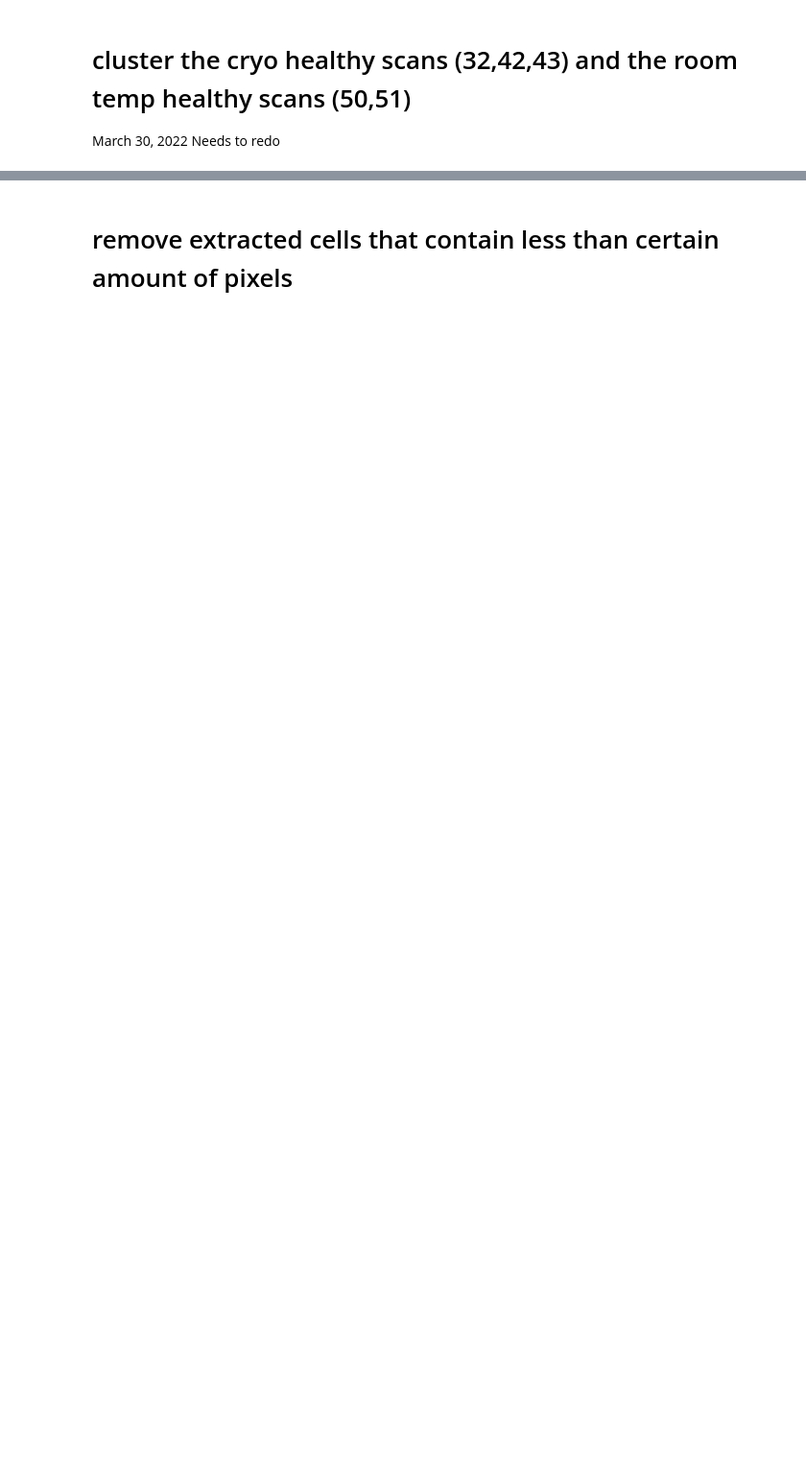
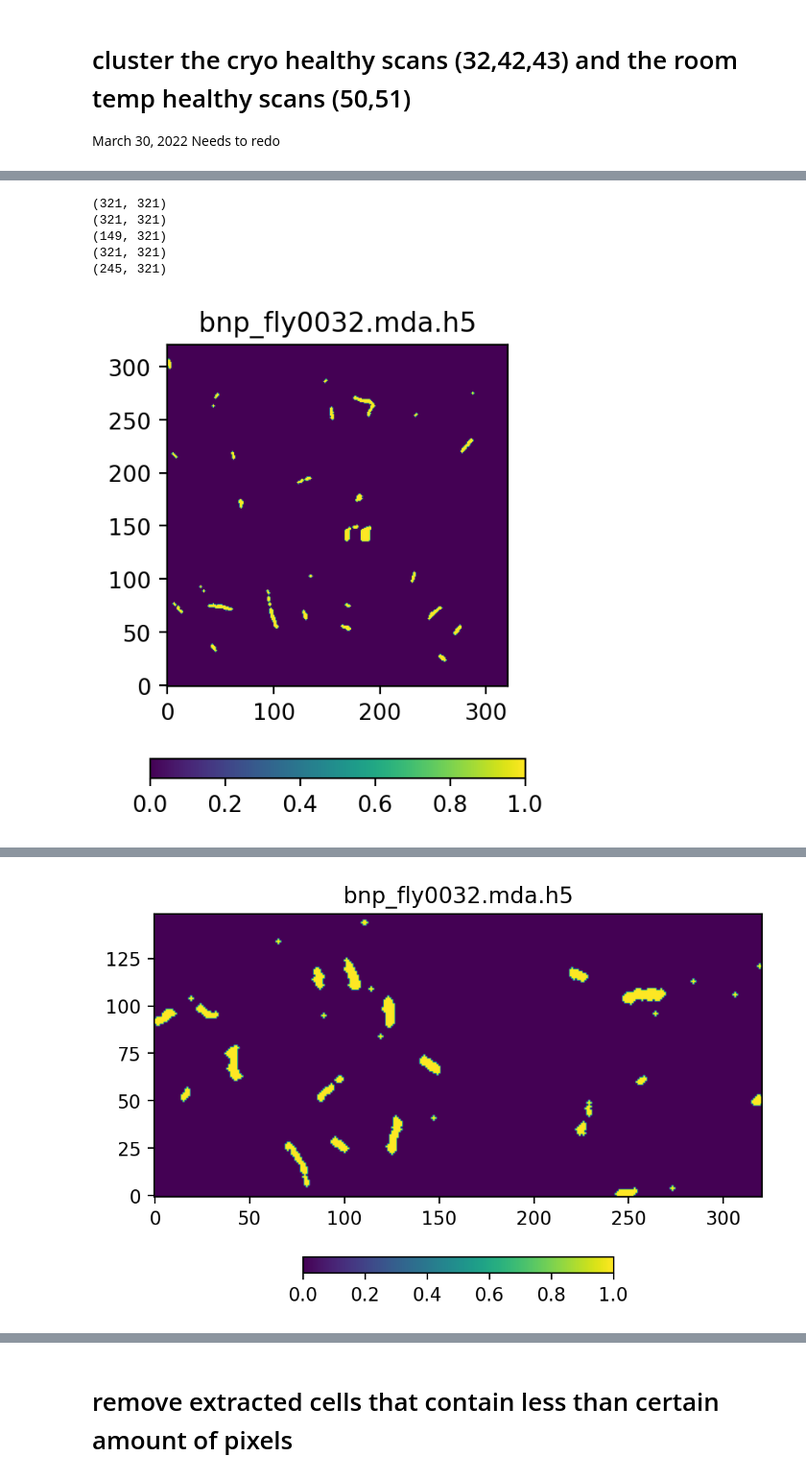
Before and after one commit to arshadzahangirchowdhury/ROI-Finder, a Jupyter notebook: flx_workflows/Class_based_model.ipynb, the cells around one changed output, grey strips where cells are left out. Shown at 96% size. Saved outputs shown, nothing was run; the diff lists cells and outputs as text; code cells hidden in the pictures; blank space fills up the shorter version.

Commit message:
ADD:xrfm_bactches class

```diff
--- a/flx_workflows/Class_based_model.ipynb
+++ b/flx_workflows/Class_based_model.ipynb
@@ -42,6 +45,8 @@ coarse_scan_names = ['bnp_fly0032.mda.h5',
 
 
 hdf5_string_list=['MAPS','MAPS','MAPS','MAPS','MAPS']
+norm_ch_list=['US_IC','US_IC','US_IC','US_IC','US_IC']
 selected_elm_maps_list=[selected_elm_maps,selected_elm_maps,selected_elm_maps,selected_elm_maps,selected_elm_maps]
 noise_type_list = [noise_type,noise_type,noise_type,noise_type,noise_type]
 bin_conv_elm_list=['P', 'P', 'P', 'P', 'Zn']
+value_offset_list = [1e-12,1e-12,1e-12,1e-12,1e-12]
@@ -235,0 +55,16 @@ plt.gca().invert_yaxis()
+# %%
+coarse_scans = XRFM_batch(base_file_path,
+                  coarse_scan_names,
+                 hdf5_string_list,
+                 norm_ch_list,
+                 selected_elm_maps_list,
+                 noise_type_list,
+                 bin_conv_elm_list,
+                 value_offset_list,
+                 BASE_PATCH_WIDTH,
+                 print_pv=False,
+                 verbosity=False)
+
+print('Bounding box width and height (pixels):' , BASE_PATCH_WIDTH)
+print('Total extracted cells, features:', coarse_scans.X.shape)
+print('Total extracted cell, cell size:', coarse_scans.X_bin.shape)
@@ -235,0 +89,9 @@ plt.gca().invert_yaxis()
+# %%
+coarse_scans.plot_coarse_binary_images()
+# %% [output]
+(321, 321)
+(321, 321)
+(149, 321)
+(321, 321)
+(245, 321)
+[figure, added]
@@ -235,0 +99 @@ plt.gca().invert_yaxis()
+[figure, added]
```
Also changed, not shown: parts of 14 cells of this notebook, 3 other files.
